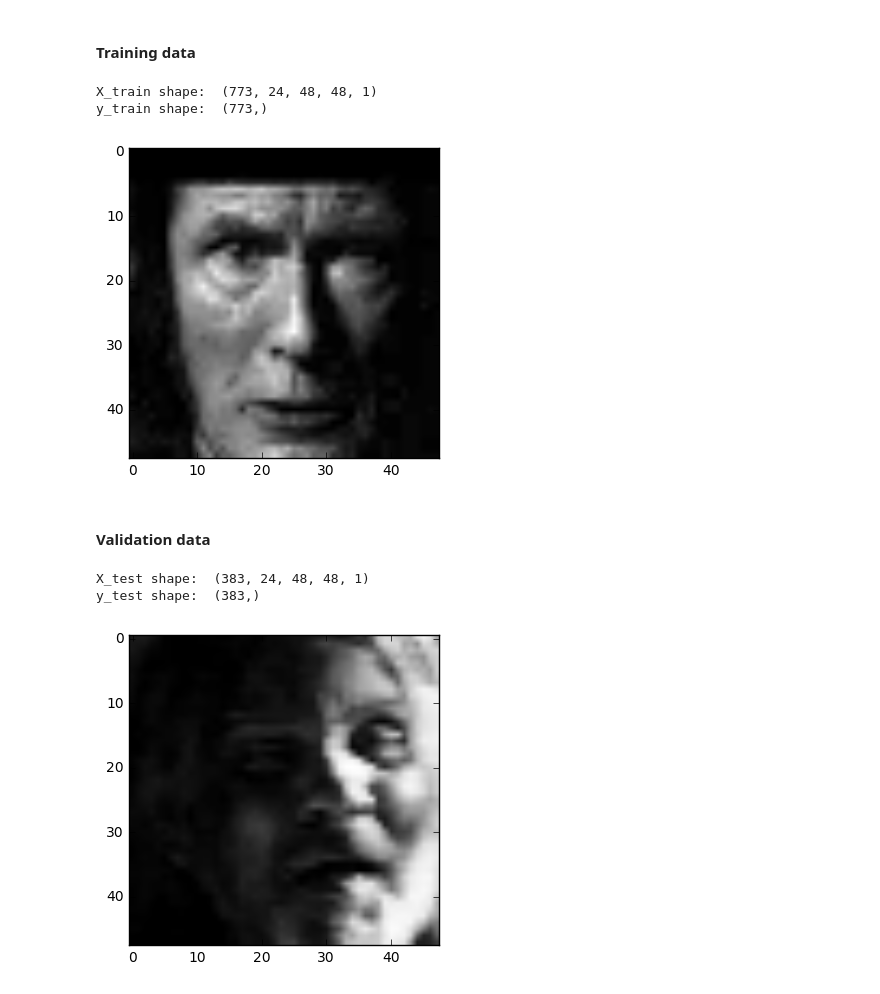
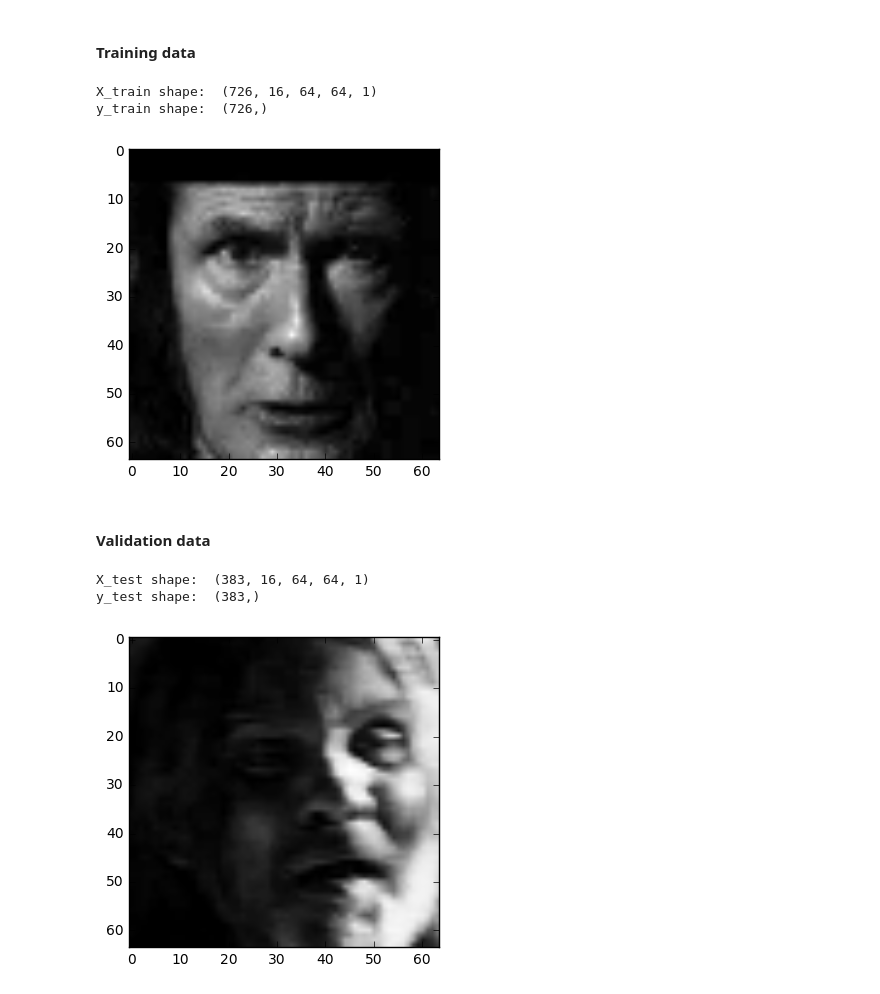
Before and after one commit to nhduong/afew2016, a Jupyter notebook: afew2017_cnn_lstm_with_data_processing.ipynb, the cells around one changed output. Saved outputs shown, nothing was run; the diff lists cells and outputs as text; code cells hidden in the pictures.

Commit message:
updated cnn-lstm src

```diff
--- a/afew2017_cnn_lstm_with_data_processing.ipynb
+++ b/afew2017_cnn_lstm_with_data_processing.ipynb
@@ -9,7 +29,8 @@ import cv2
 # %% [markdown]
 #### Count # of video in training data
 # %%
-PATH = 'E:/EmotiW2017/lstm/Train_AFEW'
+# PATH = 'E:/EmotiW2017/lstm/Train_AFEW'
+PATH = 'E:/EmotiW2017/lstm/original/Train_AFEW'
 
 n_vids_train = 0
 
@@ -56,7 +79,8 @@ ModeResult(mode=array([[ 39.]]), count=array([[18]]))
 # %% [markdown]
 # Validation data
 # %%
-PATH = 'E:/EmotiW2017/lstm/Val_AFEW'
+# PATH = 'E:/EmotiW2017/lstm/Val_AFEW'
+PATH = 'E:/EmotiW2017/lstm/original/Val_AFEW'
 
 n_vids_test = 0
 
@@ -102,10 +126,8 @@ ModeResult(mode=array([[ 54.]]), count=array([[11]]))
 # Data processing
 # %%
 # We will process maxToAdd frames each video to recognize facial expression
-maxToAdd = 24
-batch_size = 128
-n_epochs = 20
-size = 48
+maxToAdd = 16
+size = 64
 # %%
 def emo2int(emo):
     if emo == 'Angry':
@@ -130,7 +152,8 @@ y_train = []
 
 X_train = np.zeros((n_vids_train, maxToAdd, size, size, 1))
 
-PATH = 'E:/EmotiW2017/lstm/Train_AFEW'
+# PATH = 'E:/EmotiW2017/lstm/Train_AFEW'
+PATH = 'E:/EmotiW2017/lstm/original/Train_AFEW'
 
 vid_indx = 0
 
@@ -151,33 +174,33 @@ for emo in os.listdir(PATH):
             example = np.zeros((numToAdd, size, size))
             for fra in os.listdir(full_vid):
                 if fra_indx < numToAdd:
                     full_fra = full_vid + '/' + fra
                     if os.path.isfile(full_fra):
                         img = cv2.imread(full_fra)
                         img = cv2.resize(img, (size, size))
                         img = img[:, :, 0]
                         example[fra_indx] = img
 
                         fra_indx += 1
                 else:
                     break
 
             output[0:numToAdd, :, :, 0] = example
             X_train[vid_indx, :, :, :, :] = output
 
             # Get the label for current video
             y_train.append(emo2int(emo))
 
             vid_indx += 1
 
 y_train = np.array(y_train)
 
 print("X_train shape: ", X_train.shape)
 print("y_train shape: ", y_train.shape)
 
 plt.imshow(X_train[0, 0, :, :, 0], cmap='gray')
 plt.show()
 # %% [output]
-X_train shape:  (773, 24, 48, 48, 1)
-y_train shape:  (773,)
+X_train shape:  (726, 16, 64, 64, 1)
+y_train shape:  (726,)
-[figure, old version]
+[figure, new version]
@@ -189,14 +229,15 @@ y_test = []
 
 X_test = np.zeros((n_vids_test, maxToAdd, size, size, 1))
 
-PATH = 'E:/EmotiW2017/lstm/Val_AFEW'
+# PATH = 'E:/EmotiW2017/lstm/Val_AFEW'
+PATH = 'E:/EmotiW2017/lstm/original/Val_AFEW'
 
 vid_indx = 0
 
-for emo in os.listdir(PATH):
+for emo in natsorted(os.listdir(PATH)):
     full_emo = PATH + '/' + emo
     if os.path.isdir(full_emo):
-        for vid in os.listdir(full_emo):
+        for vid in natsorted(os.listdir(full_emo)):
             full_vid = full_emo + '/' + vid
 
             # Initialize a testing example of max_num_time_steps, im_size, im_size
@@ -208,7 +249,7 @@ for emo in os.listdir(PATH):
             # Sample that images
             fra_indx = 0
             example = np.zeros((numToAdd, size, size))
-            for fra in os.listdir(full_vid):
+            for fra in natsorted(os.listdir(full_vid)):
                 if fra_indx < numToAdd:
                     full_fra = full_vid + '/' + fra
                     if os.path.isfile(full_fra):
@@ -237,6 +278,6 @@ print("y_test shape: ", y_test.shape)
 plt.imshow(X_test[0, 0, :, :, 0], cmap='gray')
 plt.show()
 # %% [output]
-X_test shape:  (383, 24, 48, 48, 1)
+X_test shape:  (383, 16, 64, 64, 1)
 y_test shape:  (383,)
-[figure, old version]
+[figure, new version]
```
Also changed, not shown: parts of 18 cells of this notebook.
